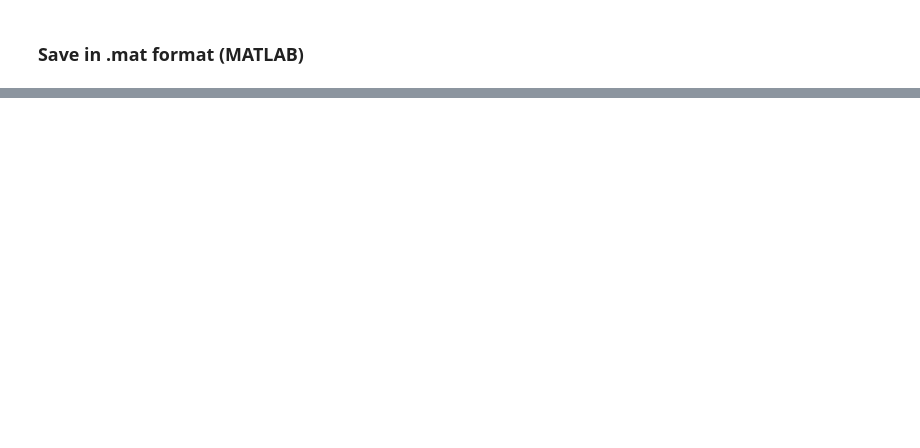
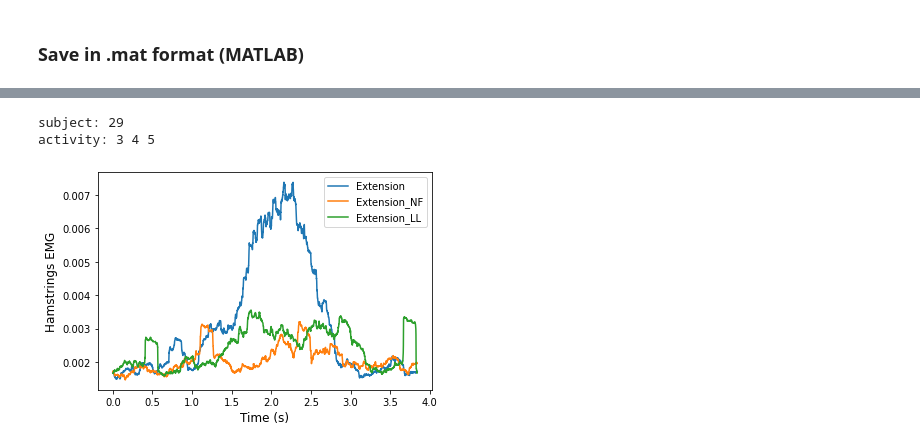
Before and after one commit to ounospanas/KneE-PAD, a Jupyter notebook: KneE_PAD_Download_Read_and_Segment.ipynb, the cells around one changed output, grey strips where cells are left out. Saved outputs shown, nothing was run; the diff lists cells and outputs as text; code cells hidden in the pictures; blank space fills up the shorter version.

```diff
--- a/KneE_PAD_Download_Read_and_Segment.ipynb
+++ b/KneE_PAD_Download_Read_and_Segment.ipynb
@@ -173,0 +286,22 @@ savemat('dataset.mat', dataset_dict)
+# %%
+ind = 3784
+ind_2 = 3698
+ind_3 = 3839
+print('subject:',subjects[ind])
+print('activity:',labels[ind], labels[ind_2], labels[ind_3])
+
+time = np.arange(0, len(rms_emg[ind,0,:]))/emg_sr
+plt.plot(time,rms_emg[ind,foot[ind]+1,:])
+plt.plot(time,rms_emg[ind_2,foot[ind_2]+1,:])
+plt.plot(time,rms_emg[ind_3,foot[ind_3]+1,:])
+plt.legend(["Extension", "Extension_NF", "Extension_LL"], loc ="upper right")
+plt.xlabel('Time (s)', fontsize=12)
+plt.ylabel('Hamstrings EMG', fontsize=12)
+
+plt.savefig('hamstrings_EMG_extension.png', dpi=300)
+
+plt.show()
+# %% [output]
+subject: 29
+activity: 3 4 5
+[figure, added]
```
Also changed, not shown: parts of 25 cells of this notebook, 3 other files.
